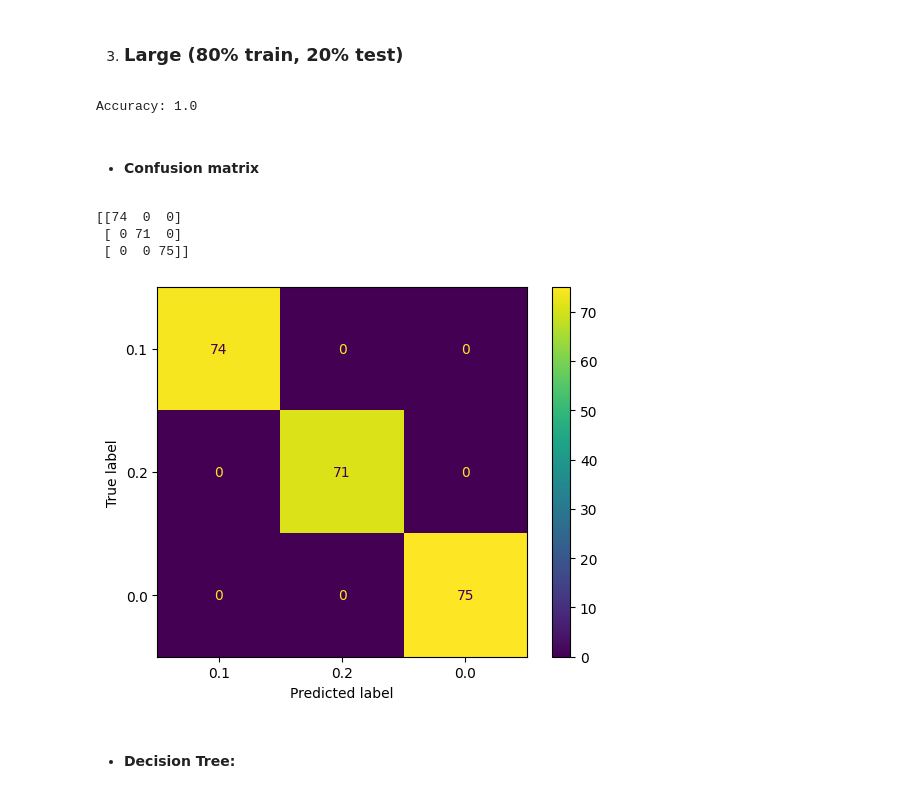
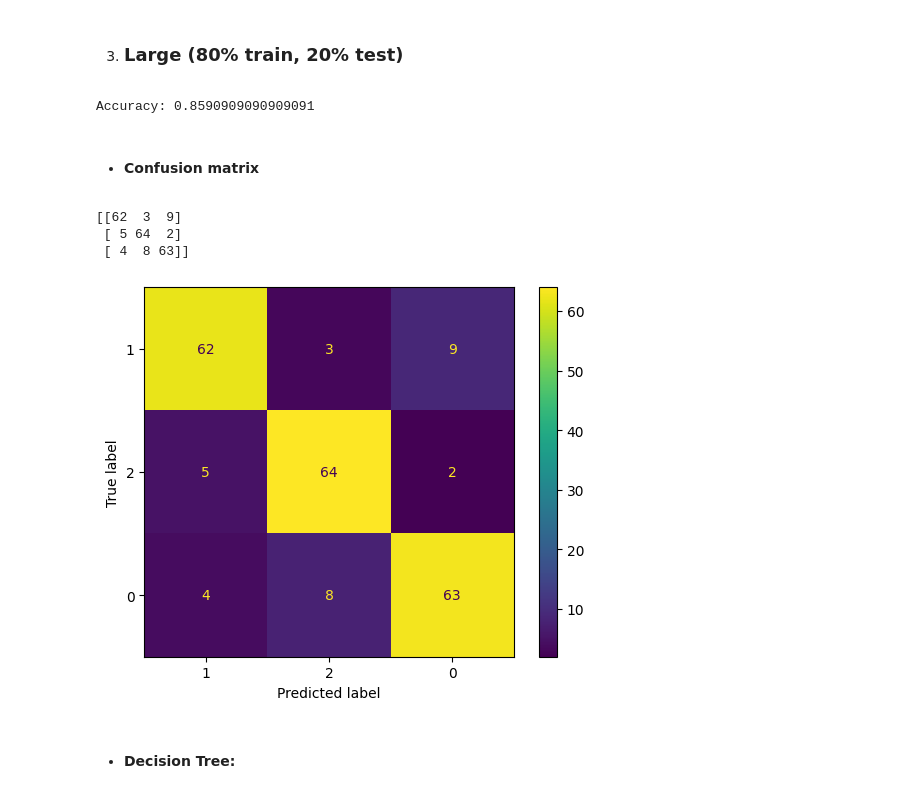
Before and after one commit to Jana18kh/Project, a Jupyter notebook: Project.ipynb, the cells around one changed output. Cells and saved outputs as stored; diff of their text form; code cells hidden in the pictures.

```diff
--- a/Project.ipynb
+++ b/Project.ipynb
@@ -462,16 +454,11 @@ The anxiety_level column has been discretized into the bins Low, Medium, and Hig
 ## Feature Selection
 The number of available features is 20, and the feature selection includes blood pressure, sleep quality, future career concerns, bullying, and stress level.
 # %%
-import pandas as pd
-import numpy as np
 from sklearn.feature_selection import SelectKBest, f_classif
 
-# Read dataset
-df = pd.read_csv('Cleaned_Dataset.csv')
-
 # Separate features from target variable
-X = df.drop(columns=['anxiety_level']) # features(X) includes all columns except 'anxiety_level'
-y = df['stress_level'] # Target column (y) is 'anxiety_level'\n
+X = data.drop(columns=['anxiety_level']) # features(X) includes all columns except 'anxiety_level'
+y = data['stress_level'] # Target column (y) is 'anxiety_level'
 # Check the number of features
 n_features = X.shape[1] # The number of columns in X represents the number of features
 print(' Number of features available :', n_features) # Print the number of features
@@ -498,8 +485,8 @@ Selected Features: Index(['self_esteem', 'blood_pressure', 'sleep_quality',
 # %%
 #Load data
 import pandas as pd
-df=pd.read_csv('Cleaned_Dataset.csv')
-print(df)
+data=pd.read_csv('Cleaned_Dataset.csv')
+print(data)
 # %% [output]
      anxiety_level  self_esteem  mental_health_history  depression  headache  \
 0             High         0.20                      0        0.11         2
@@ -884,24 +513,0 @@ plt.show()
-# %%
-# Feature Selection
-fn2 = df.keys().tolist()[1:]
-X2 = df[fn2]
-y2 = df['stress_level']
-
-# Encode target variable to numerical values
-le2 = LabelEncoder()
-y_encoded2 = le2.fit_transform(y)
-
-# Splitting Data into 70% training and 30% testing subsets
-X_train2, X_test2, y_train2, y_test2 = train_test_split(X2, y_encoded2, test_size=0.3, random_state=1)
-
-# Bulding decision tree model
-clf2 = DecisionTreeClassifier()
-
-# Train Decision Tree Classifier
-clf2 = clf2.fit(X_train2, y_train2)
-
-# Predict the response for test dataset
-y_pred2 = clf2.predict(X_test2)
-
-# Evaluating the model
-print("Accuracy:", metrics.accuracy_score(y_test2, y_pred2))
@@ -968,7 +553,7 @@ plt.show()
 3. ### Large (80% train, 20% test)
 # %%
 # Feature Selection
-fn3 = df.keys().tolist()[1:]
+fn3 = df.keys().tolist()[1:-1]
 X3 = df[fn3]
 y3 = df['stress_level']
 
@@ -991,26 +576,26 @@ y_pred3 = clf3.predict(X_test3)
 # Evaluating the model
 print("Accuracy:", metrics.accuracy_score(y_test3, y_pred3))
 # %% [output]
-Accuracy: 1.0
+Accuracy: 0.8590909090909091
 # %% [markdown]
 - #### Confusion matrix
 # %%
 # Compute and print the confusion matrix
 cm3 = confusion_matrix(y_test3, y_pred3)
-print(cm3)
+ssgjgjhhhkhkhuhhrint(cm3)
 
 from sklearn.metrics import ConfusionMatrixDisplay
 cn3 = df['stress_level'].unique() # classes_names
 
 class_labels3 = {0:'0', 1:'1', 2:'2'}
 
 # create a confusion matrix display object
 disp = ConfusionMatrixDisplay.from_estimator(clf3, X_test3, y_test3, display_labels=cn3)
 # %% [output]
-[[74  0  0]
- [ 0 71  0]
- [ 0  0 75]]
+[[62  3  9]
+ [ 5 64  2]
+ [ 4  8 63]]
-[figure, old version]
+[figure, new version]
 # %% [markdown]
 - #### Decision Tree:
 # %%
```
Also changed, not shown: parts of 37 cells of this notebook, 1 other file.
